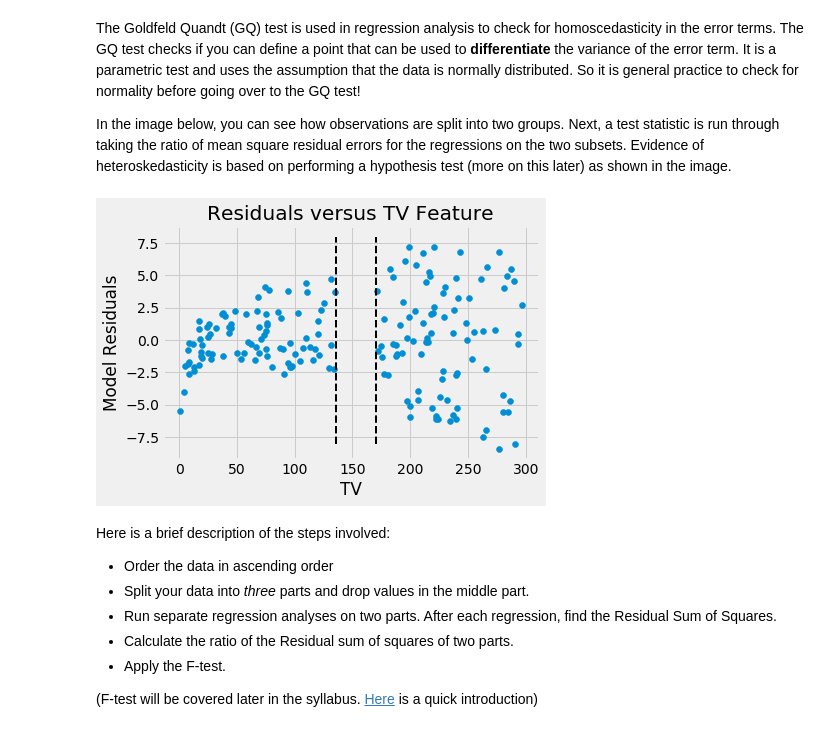
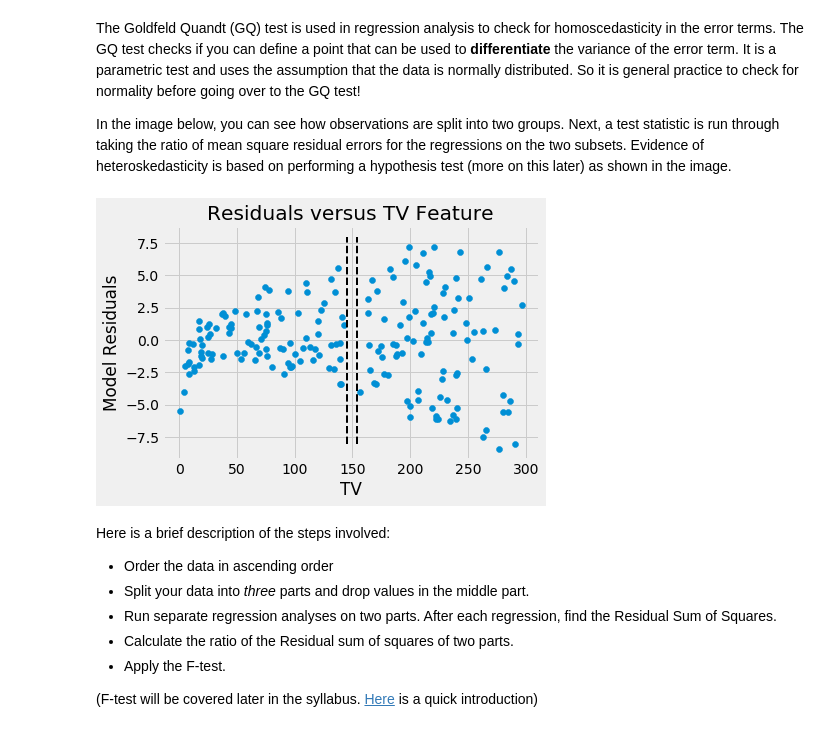
Before and after one commit to slieb74/dsc-01-10-14-regression-diagnostics-nyc-career-ds-062518, a Jupyter notebook: index.ipynb, the cells around one changed output. Cells and saved outputs as stored; diff of their text form; code cells hidden in the pictures.

```diff
--- a/index.ipynb
+++ b/index.ipynb
@@ -111,20 +111,20 @@ The Goldfeld Quandt (GQ) test is used in regression analysis to check for homosc
 
 In the image below, you can see how observations are split into two groups. Next, a test statistic is run through taking the ratio of mean square residual errors for the regressions on the two subsets. Evidence of heteroskedasticity is based on performing a hypothesis test (more on this later) as shown in the image.
 # %%
-lwr_thresh = data.TV.quantile(q=.45)
-upr_thresh = data.TV.quantile(q=.55)
+lwr_thresh = data.TV.quantile(q=.49)
+upr_thresh = data.TV.quantile(q=.51)
 middle_10percent_indices = data[(data.TV >= lwr_thresh) & (data.TV<=upr_thresh)].index
 # len(middle_10percent_indices)
 
 indices = [x-1 for x in data.index if x not in middle_10percent_indices]
 plt.scatter(data.TV.iloc[indices], model.resid.iloc[indices])
 plt.xlabel('TV')
 plt.ylabel('Model Residuals')
 plt.title("Residuals versus TV Feature")
 plt.vlines(lwr_thresh, ymax=8, ymin=-8, linestyles='dashed',linewidth=2)
 plt.vlines(upr_thresh, ymax=8, ymin=-8, linestyles='dashed',linewidth=2);
 # %% [output]
-[figure, old version]
+[figure, new version]
 # %% [markdown]
 Here is a brief description of the steps involved:
 
```
